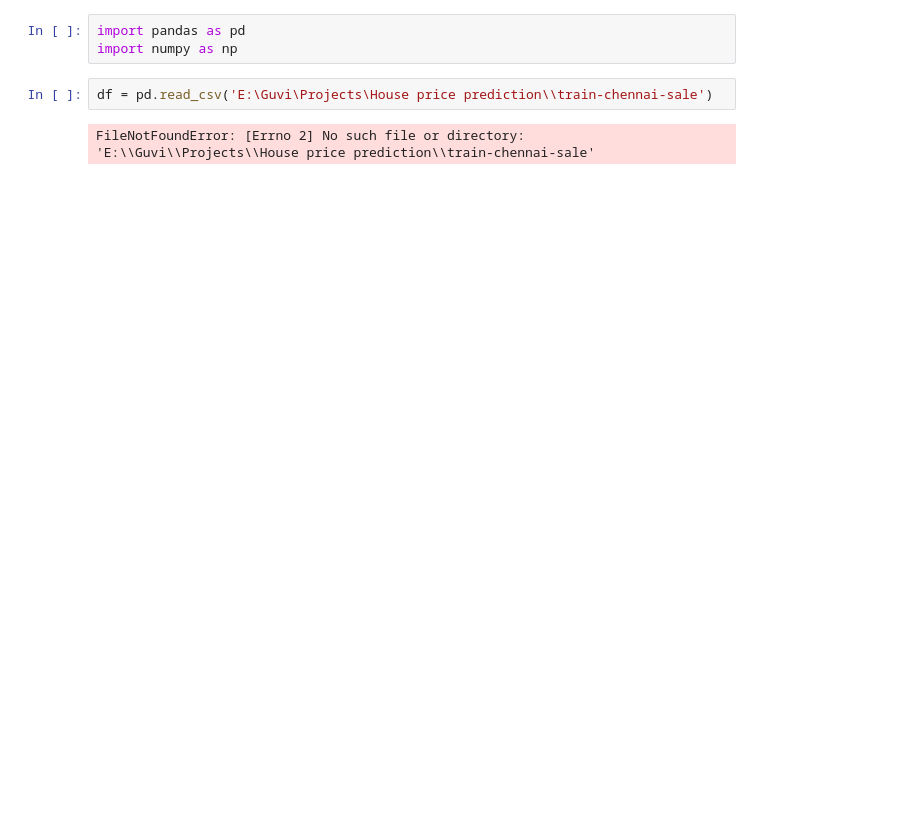
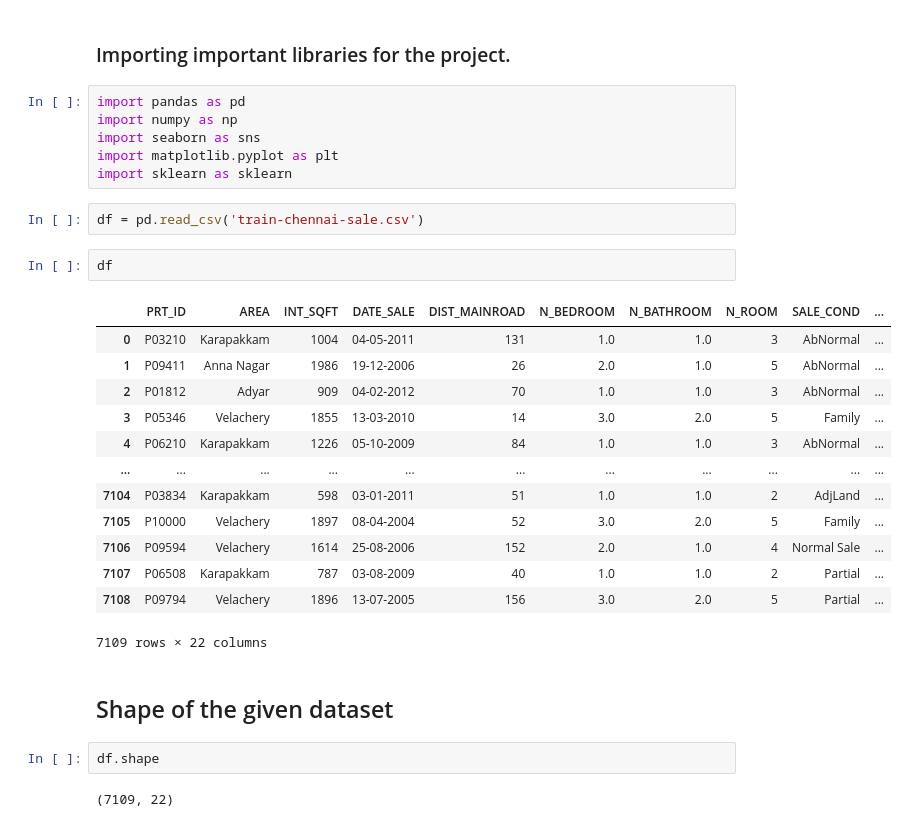
Before and after one commit to Harish-aditya/House-price-prediction, a Jupyter notebook: House price prediction.ipynb, the cells around one changed output. Drawn from its saved outputs; the diff is of its cells as text; blank space fills up the shorter version.

```diff
--- a/House price prediction.ipynb
+++ b/House price prediction.ipynb
@@ -1,7 +1,32 @@
+# %% [markdown]
+### Importing important libraries for the project.
 # %%
 import pandas as pd
 import numpy as np
+import seaborn as sns
+import matplotlib.pyplot as plt
+import sklearn as sklearn
 # %%
-df = pd.read_csv('E:\Guvi\Projects\House price prediction\\train-chennai-sale')
+df = pd.read_csv('train-chennai-sale.csv')
-# %% [output]
-FileNotFoundError: [Errno 2] No such file or directory: 'E:\\Guvi\\Projects\\House price prediction\\train-chennai-sale'
+# %%
+df
+# %% [output]
+|  | PRT_ID | AREA | INT_SQFT | DATE_SALE | DIST_MAINROAD | N_BEDROOM | N_BATHROOM | N_ROOM | SALE_COND | ... |
+| 0 | P03210 | Karapakkam | 1004 | 04-05-2011 | 131 | 1.0 | 1.0 | 3 | AbNormal | ... |
+| 1 | P09411 | Anna Nagar | 1986 | 19-12-2006 | 26 | 2.0 | 1.0 | 5 | AbNormal | ... |
+| 2 | P01812 | Adyar | 909 | 04-02-2012 | 70 | 1.0 | 1.0 | 3 | AbNormal | ... |
+| 3 | P05346 | Velachery | 1855 | 13-03-2010 | 14 | 3.0 | 2.0 | 5 | Family | ... |
+| 4 | P06210 | Karapakkam | 1226 | 05-10-2009 | 84 | 1.0 | 1.0 | 3 | AbNormal | ... |
+| ... | ... | ... | ... | ... | ... | ... | ... | ... | ... | ... |
+| 7104 | P03834 | Karapakkam | 598 | 03-01-2011 | 51 | 1.0 | 1.0 | 2 | AdjLand | ... |
+| 7105 | P10000 | Velachery | 1897 | 08-04-2004 | 52 | 3.0 | 2.0 | 5 | Family | ... |
+| 7106 | P09594 | Velachery | 1614 | 25-08-2006 | 152 | 2.0 | 1.0 | 4 | Normal Sale | ... |
+| 7107 | P06508 | Karapakkam | 787 | 03-08-2009 | 40 | 1.0 | 1.0 | 2 | Partial | ... |
+| 7108 | P09794 | Velachery | 1896 | 13-07-2005 | 156 | 3.0 | 2.0 | 5 | Partial | ... |
+7109 rows × 22 columns
+# %% [markdown]
+## Shape of the given dataset
+# %%
+df.shape
+# %% [output]
+(7109, 22)
```
Also changed, not shown: parts of 33 cells of this notebook.
